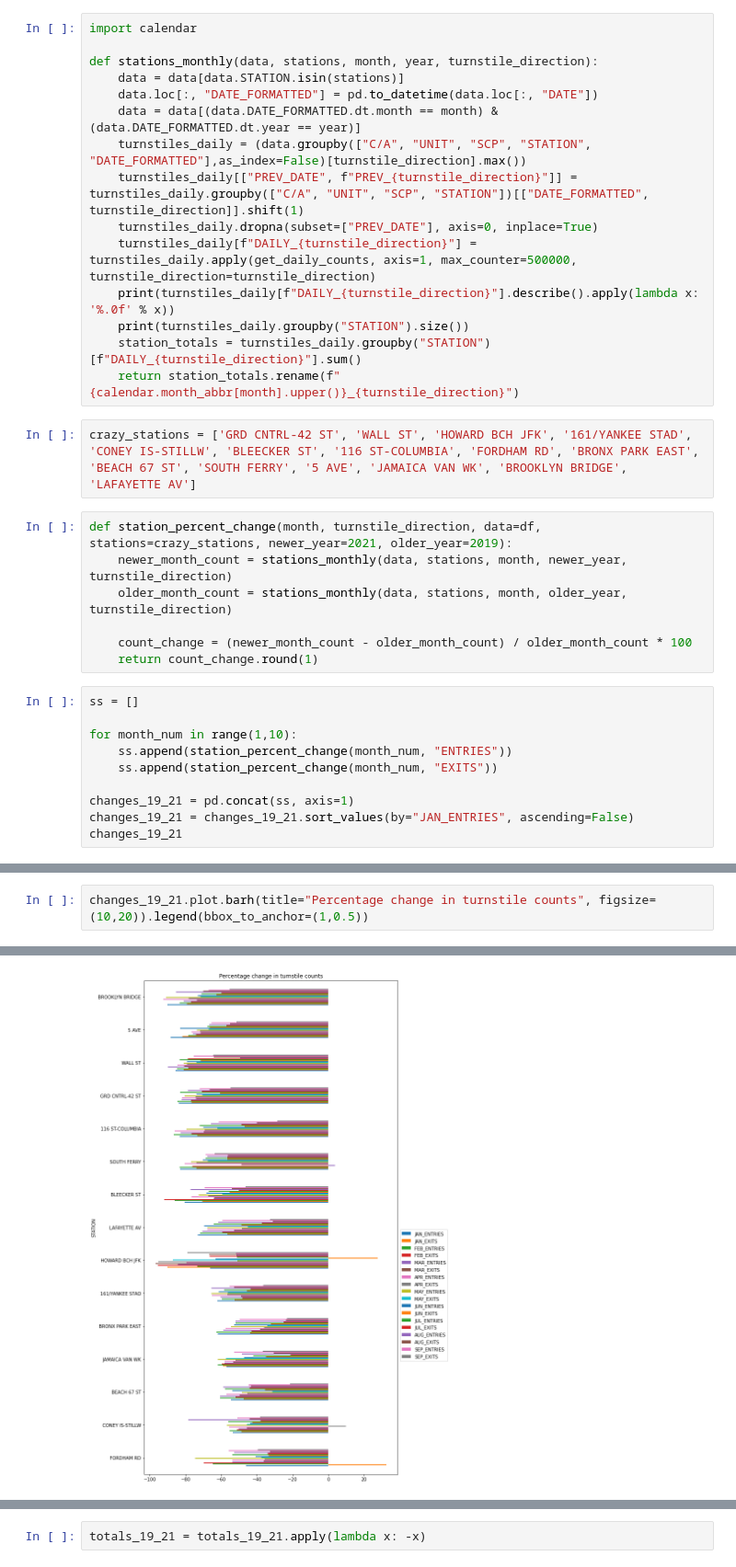
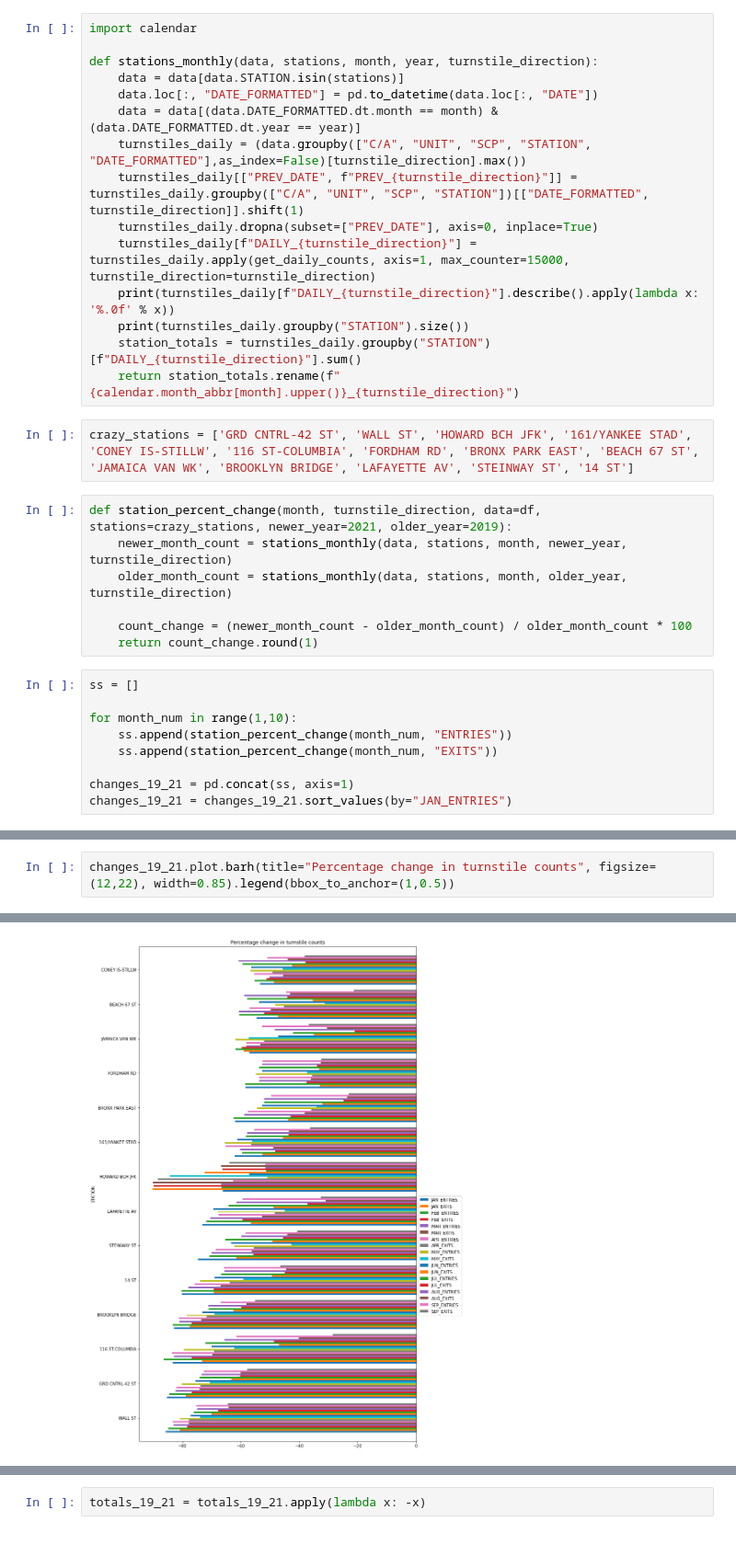
Before and after one commit to billbell73/EDA, a Jupyter notebook: project_function.ipynb, the cells around one changed output, grey strips where cells are left out. Shown at 92% size. Drawn from its saved outputs; the diff is of its cells as text; blank space fills up the shorter version.

Commit message:
two graphs

```diff
--- a/project_function.ipynb
+++ b/project_function.ipynb
@@ -52,13 +52,13 @@ def stations_monthly(data, stations, month, year, turnstile_direction):
     turnstiles_daily = (data.groupby(["C/A", "UNIT", "SCP", "STATION", "DATE_FORMATTED"],as_index=False)[turnstile_direction].max())
     turnstiles_daily[["PREV_DATE", f"PREV_{turnstile_direction}"]] = turnstiles_daily.groupby(["C/A", "UNIT", "SCP", "STATION"])[["DATE_FORMATTED", turnstile_direction]].shift(1)
     turnstiles_daily.dropna(subset=["PREV_DATE"], axis=0, inplace=True)
-    turnstiles_daily[f"DAILY_{turnstile_direction}"] = turnstiles_daily.apply(get_daily_counts, axis=1, max_counter=500000, turnstile_direction=turnstile_direction)
+    turnstiles_daily[f"DAILY_{turnstile_direction}"] = turnstiles_daily.apply(get_daily_counts, axis=1, max_counter=15000, turnstile_direction=turnstile_direction)
     print(turnstiles_daily[f"DAILY_{turnstile_direction}"].describe().apply(lambda x: '%.0f' % x))
     print(turnstiles_daily.groupby("STATION").size())
     station_totals = turnstiles_daily.groupby("STATION")[f"DAILY_{turnstile_direction}"].sum()
     return station_totals.rename(f"{calendar.month_abbr[month].upper()}_{turnstile_direction}")
 # %%
-crazy_stations = ['GRD CNTRL-42 ST', 'WALL ST', 'HOWARD BCH JFK', '161/YANKEE STAD', 'CONEY IS-STILLW', 'BLEECKER ST', '116 ST-COLUMBIA', 'FORDHAM RD', 'BRONX PARK EAST', 'BEACH 67 ST', 'SOUTH FERRY', '5 AVE', 'JAMAICA VAN WK', 'BROOKLYN BRIDGE', 'LAFAYETTE AV']
+crazy_stations = ['GRD CNTRL-42 ST', 'WALL ST', 'HOWARD BCH JFK', '161/YANKEE STAD', 'CONEY IS-STILLW', '116 ST-COLUMBIA', 'FORDHAM RD', 'BRONX PARK EAST', 'BEACH 67 ST', 'JAMAICA VAN WK', 'BROOKLYN BRIDGE', 'LAFAYETTE AV', 'STEINWAY ST', '14 ST']
 # %%
 def station_percent_change(month, turnstile_direction, data=df, stations=crazy_stations, newer_year=2021, older_year=2019):
     newer_month_count = stations_monthly(data, stations, month, newer_year, turnstile_direction)
@@ -74,6 +74,5 @@ for month_num in range(1,10):
     ss.append(station_percent_change(month_num, "EXITS"))
 
 changes_19_21 = pd.concat(ss, axis=1)
-changes_19_21 = changes_19_21.sort_values(by="JAN_ENTRIES", ascending=False)
-changes_19_21
+changes_19_21 = changes_19_21.sort_values(by="JAN_ENTRIES")
 # %% [output]
@@ -114,7 +120,7 @@ dtype: int64
 # %%
-changes_19_21.plot.barh(title="Percentage change in turnstile counts", figsize=(10,20)).legend(bbox_to_anchor=(1,0.5))
+changes_19_21.plot.barh(title="Percentage change in turnstile counts", figsize=(12,22), width=0.85).legend(bbox_to_anchor=(1,0.5))
 # %% [output]
 <matplotlib.legend.Legend at 0x...>
-[figure, old version]
+[figure, new version]
 # %%
 entries_19_21 = changes_19_21[changes_19_21.columns[::2]]
```
Also changed, not shown: parts of 26 cells of this notebook, 2 other files.
